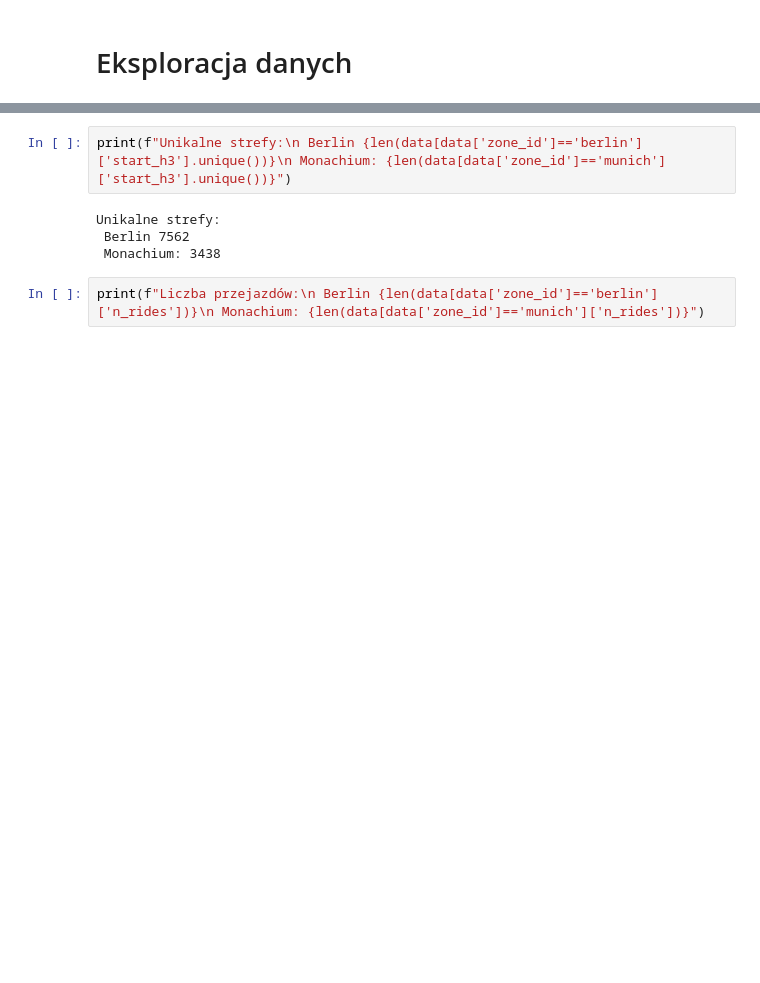
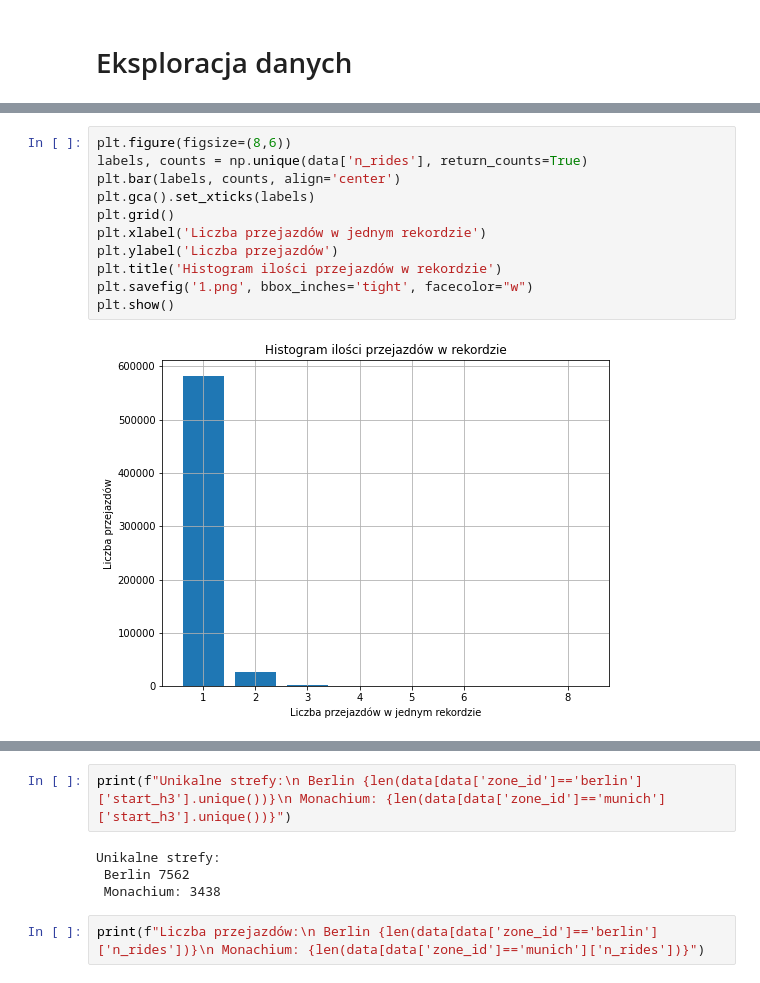
Before and after one commit to jsobolew/E-Scooter-routes-analysis, a Jupyter notebook: script.ipynb, the cells around one changed output, grey strips where cells are left out. Cells and saved outputs as stored; diff of their text form; blank space fills up the shorter version.

```diff
--- a/script.ipynb
+++ b/script.ipynb
@@ -56 +67,14 @@ plt.show()
+# %%
+plt.figure(figsize=(8,6))
+labels, counts = np.unique(data['n_rides'], return_counts=True)
+plt.bar(labels, counts, align='center')
+plt.gca().set_xticks(labels)
+plt.grid()
+plt.xlabel('Liczba przejazdów w jednym rekordzie')
+plt.ylabel('Liczba przejazdów')
+plt.title('Histogram ilości przejazdów w rekordzie')
+plt.savefig('1.png', bbox_inches='tight', facecolor="w")
+plt.show()
+# %% [output]
+[figure, added]
 # %% [markdown]
```
Also changed, not shown: parts of 18 cells of this notebook, 8 other files.
